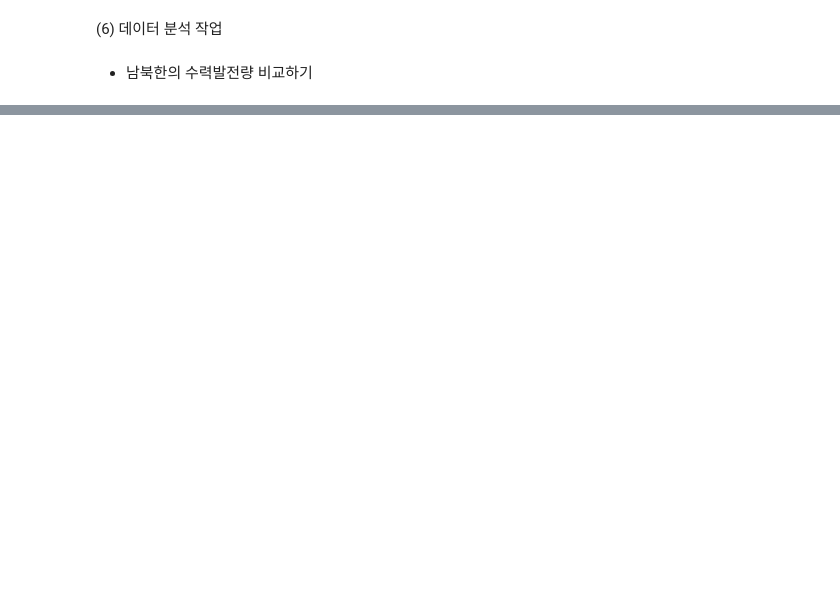
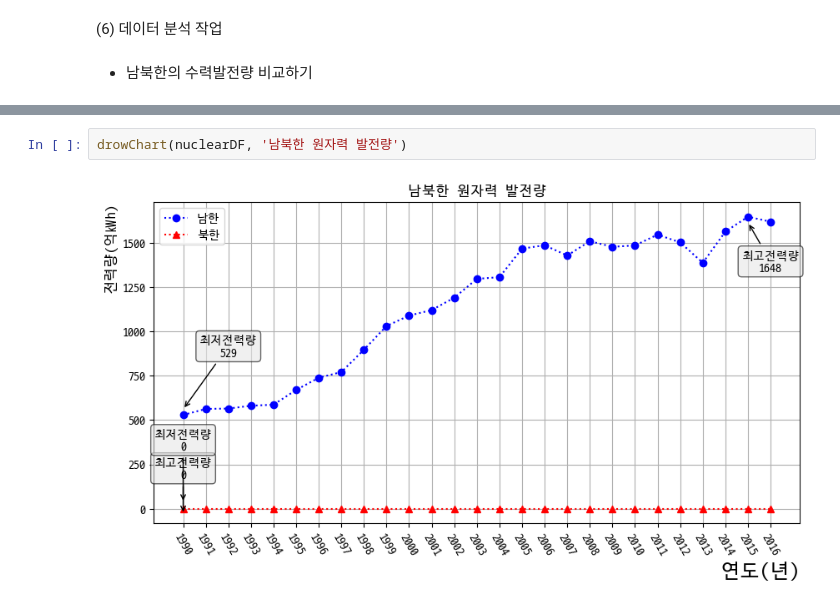
Before and after one commit to Schubert3275/KDT-Pandas_Study, a Jupyter notebook: DAY_06/ex_kor_power.ipynb, the cells around one changed output, grey strips where cells are left out. Drawn from its saved outputs; the diff is of its cells as text; blank space fills up the shorter version.

```diff
--- a/DAY_06/ex_kor_power.ipynb
+++ b/DAY_06/ex_kor_power.ipynb
@@ -134,0 +229,4 @@ ret = plt.plot(x, waterDF.loc['남한'], 'bo:', x, waterDF.loc['북한'], 'ro:')
+# %%
+drowChart(nuclearDF, '남북한 원자력 발전량')
+# %% [output]
+[figure, added]
```
Also changed, not shown: parts of 17 cells of this notebook, 2 other files.
